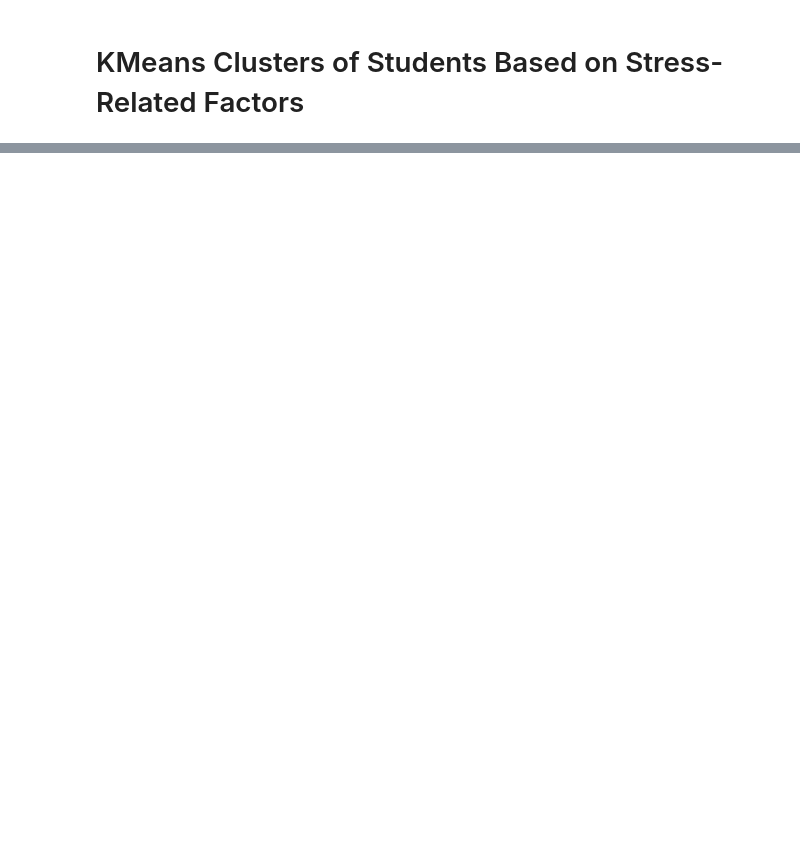
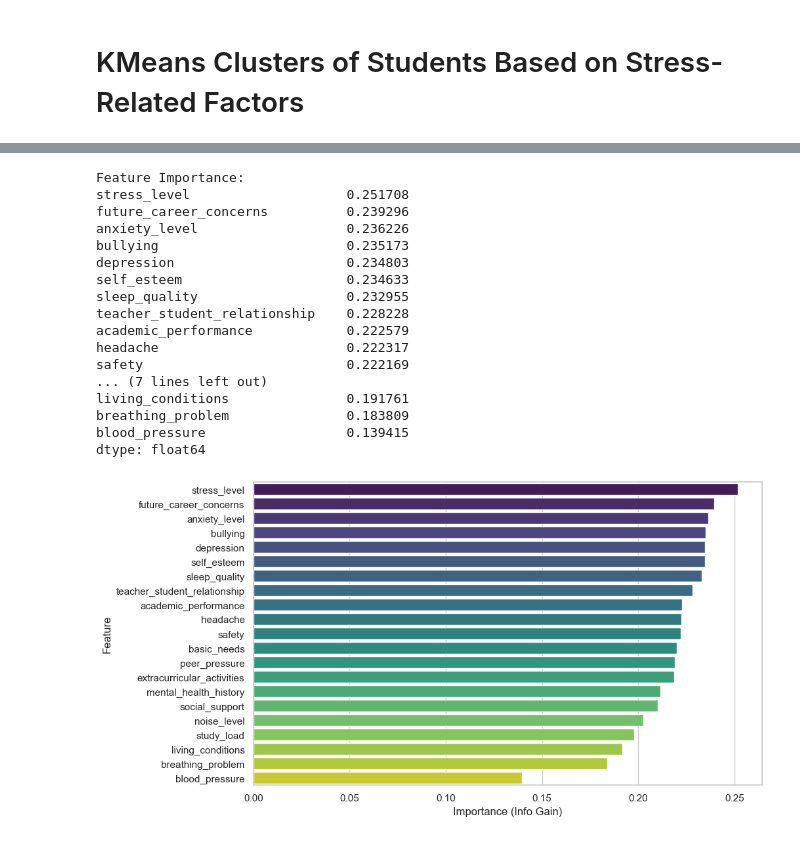
Before and after one commit to stojanovs/student_stress_monitoring, a Jupyter notebook: Student_Stress_Analysis.ipynb, the cells around one changed output, grey strips where cells are left out. Cells and saved outputs as stored; diff of their text form; code cells hidden in the pictures; blank space fills up the shorter version.

Commit message:
feature importance with PAC and DBSCAN

```diff
--- a/Student_Stress_Analysis.ipynb
+++ b/Student_Stress_Analysis.ipynb
@@ -565,0 +475,42 @@ plt.show()
+# %%
+exclude_cols = ['PCA1', 'PCA2', 'cluster', 'DBSCAN_cluster', 'DBSCAN_cluster_label', 'cluster_label']
+numeric_cols = df_1.select_dtypes(include=[np.number]).columns
+feature_cols = [col for col in numeric_cols if col not in exclude_cols]
+
+X = df_1[feature_cols]
+
+scaler = StandardScaler()
+X_scaled = scaler.fit_transform(X)
+
+pca = PCA()
+pca.fit(X_scaled)
+
+feature_importance = pd.Series(np.abs(pca.components_[0]), index=feature_cols).sort_values(ascending=False)
+print("Feature Importance:")
+print(feature_importance)
+
+plt.figure(figsize=(10,6))
+sns.barplot(x=feature_importance.values, y=feature_importance.index, palette="viridis")
+plt.xlabel("Stress & Psychological Load (PCA 1)")
+plt.xlabel("Importance (Info Gain)")
+plt.ylabel("Feature")
+plt.show()
+# %% [output]
+Feature Importance:
+stress_level                    0.251708
+future_career_concerns          0.239296
+anxiety_level                   0.236226
+bullying                        0.235173
+depression                      0.234803
+self_esteem                     0.234633
+sleep_quality                   0.232955
+teacher_student_relationship    0.228228
+academic_performance            0.222579
+headache                        0.222317
+safety                          0.222169
+... (7 lines left out)
+living_conditions               0.191761
+breathing_problem               0.183809
+blood_pressure                  0.139415
+dtype: float64
+[figure, added]
```
Also changed, not shown: parts of 26 cells of this notebook.
